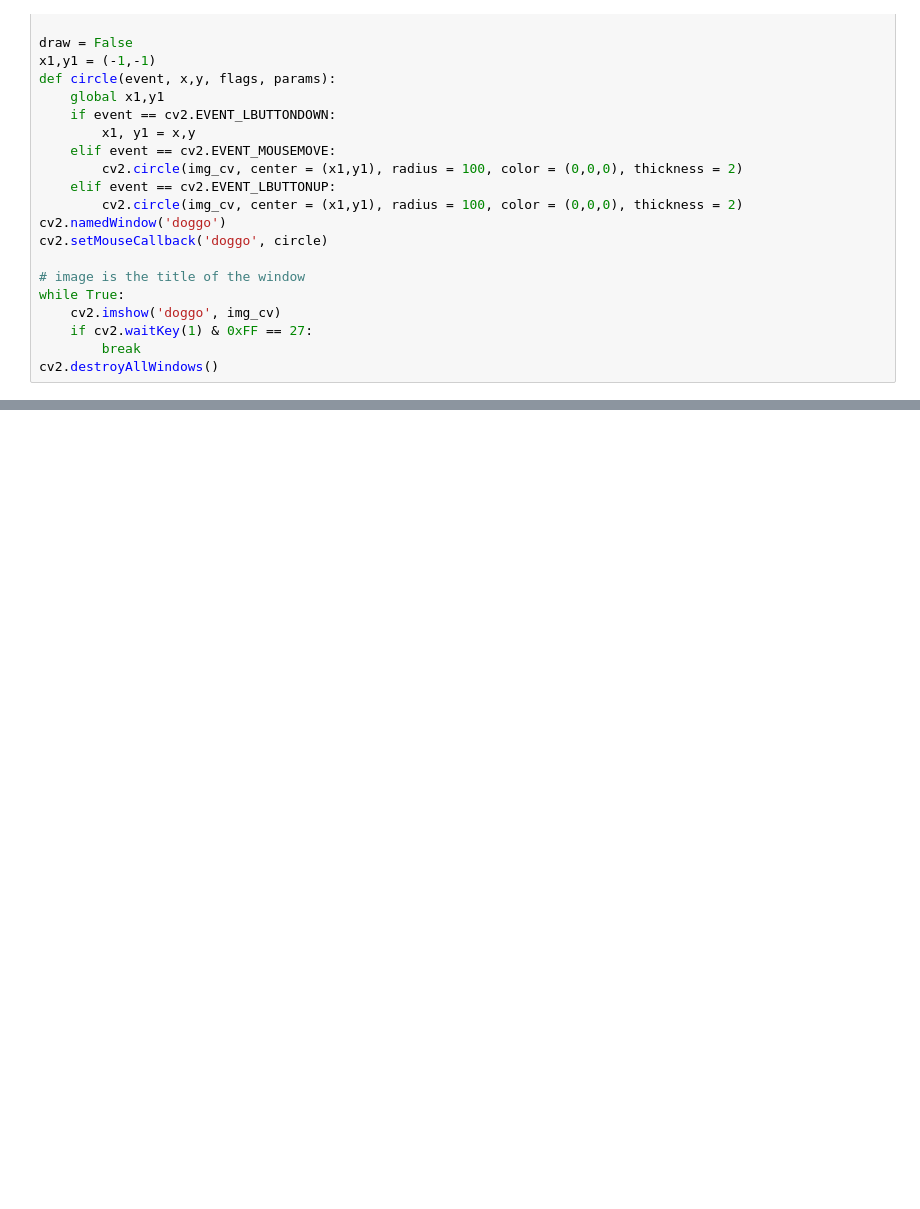
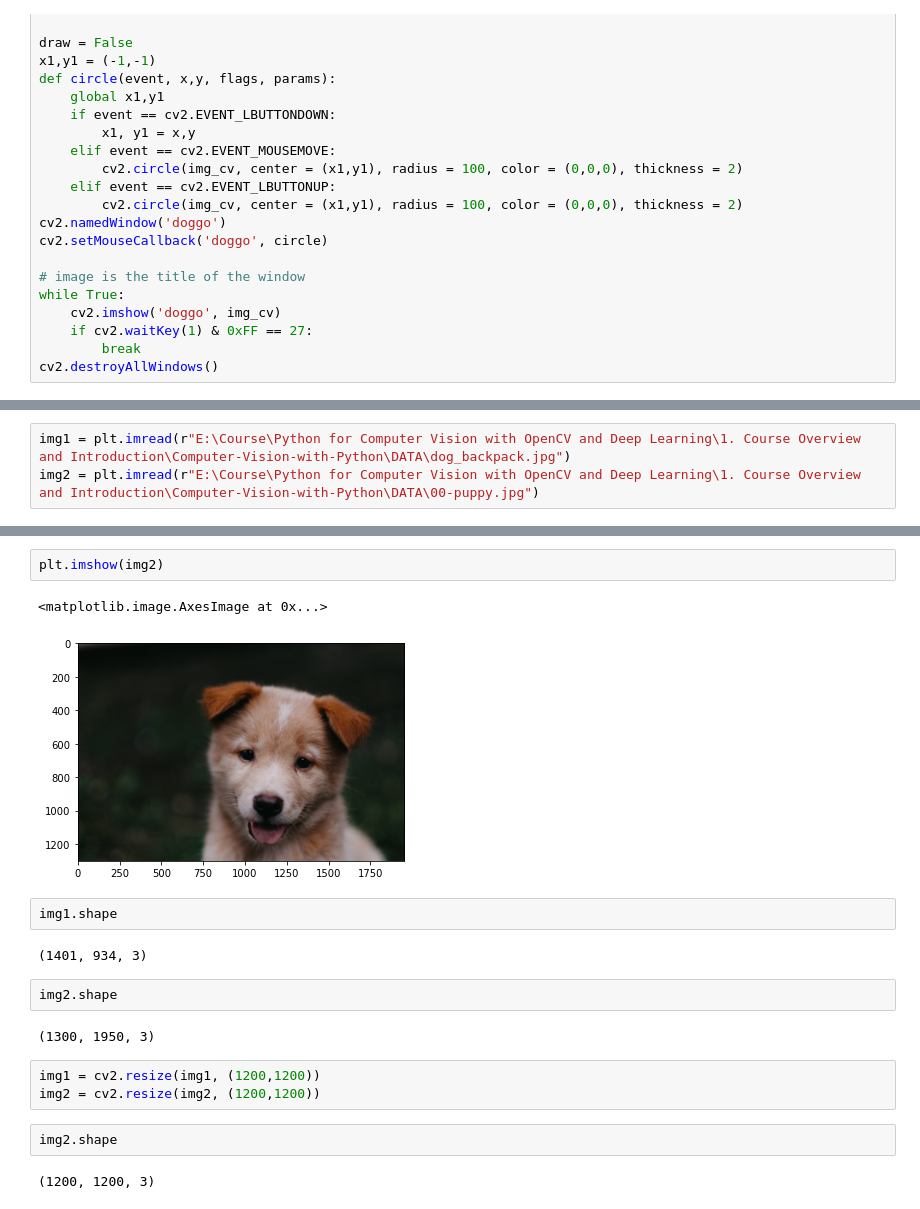
Before and after one commit to B2BDA/CNN_Keras, a Jupyter notebook: OpenCV_basics.ipynb, the cells around one changed output, grey strips where cells are left out. Saved outputs shown, nothing was run; the diff lists cells and outputs as text; blank space fills up the shorter version.

Commit message:
Open CV basics with histogram analysis

```diff
--- a/OpenCV_basics.ipynb
+++ b/OpenCV_basics.ipynb
@@ -422,0 +432,3 @@ cv2.destroyAllWindows()
+# %%
+img1 = plt.imread(r"E:\Course\Python for Computer Vision with OpenCV and Deep Learning\1. Course Overview and Introduction\Computer-Vision-with-Python\DATA\dog_backpack.jpg")
+img2 = plt.imread(r"E:\Course\Python for Computer Vision with OpenCV and Deep Learning\1. Course Overview and Introduction\Computer-Vision-with-Python\DATA\00-puppy.jpg")
@@ -422,0 +443,20 @@ cv2.destroyAllWindows()
+# %%
+plt.imshow(img2)
+# %% [output]
+<matplotlib.image.AxesImage at 0x...>
+[figure, added]
+# %%
+img1.shape
+# %% [output]
+(1401, 934, 3)
+# %%
+img2.shape
+# %% [output]
+(1300, 1950, 3)
+# %%
+img1 = cv2.resize(img1, (1200,1200))
+img2 = cv2.resize(img2, (1200,1200))
+# %%
+img2.shape
+# %% [output]
+(1200, 1200, 3)
```
Also changed, not shown: parts of 19 cells of this notebook.
